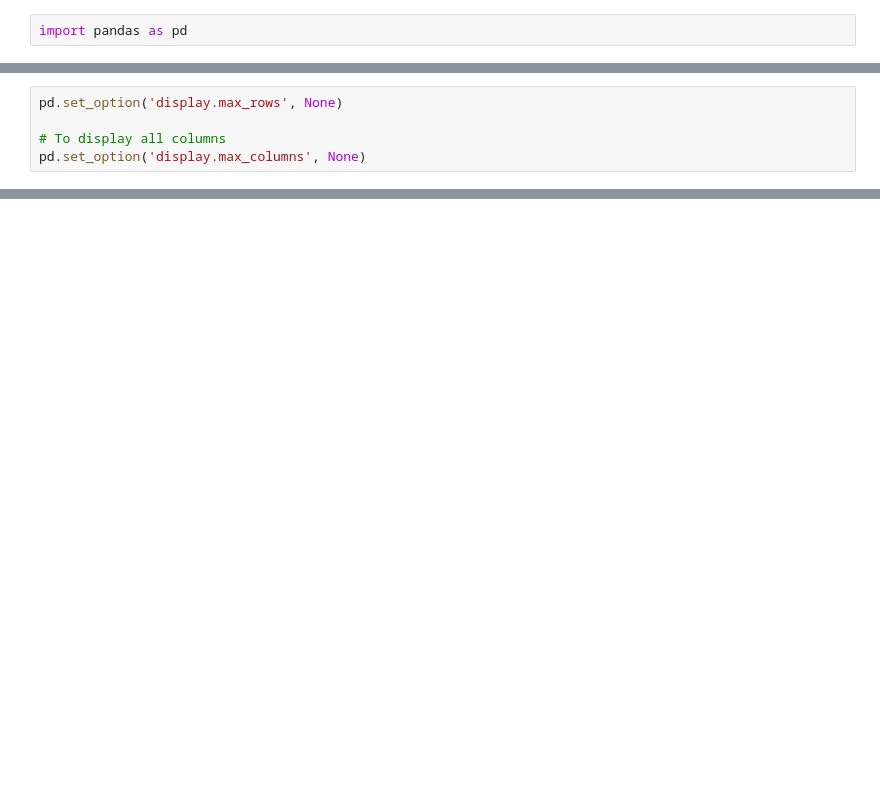
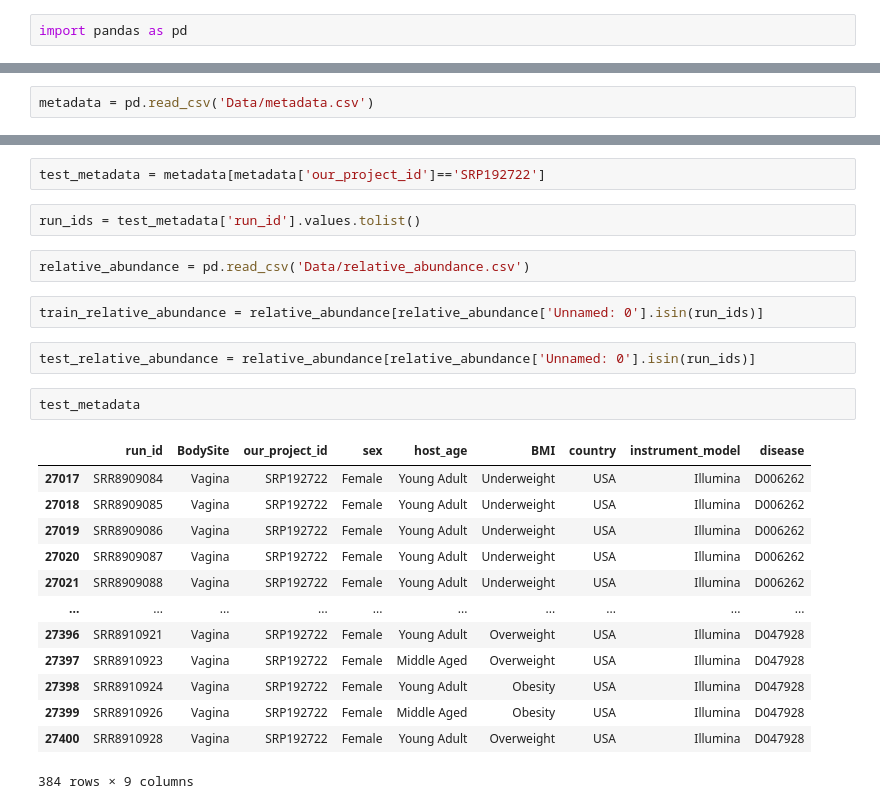
Before and after one commit to MahsaMonshizade/metagenomics_confounder_free, a Jupyter notebook: test.ipynb, the cells around one changed output, grey strips where cells are left out. Cells and saved outputs as stored; diff of their text form; blank space fills up the shorter version.

```diff
--- a/test.ipynb
+++ b/test.ipynb
@@ -39,5 +2,0 @@ set(new_df['our_project_id'].values.tolist())
-# %%
-pd.set_option('display.max_rows', None)
-
-# To display all columns
-pd.set_option('display.max_columns', None)
@@ -100,0 +27,2 @@ summary
+# %%
+metadata = pd.read_csv('Data/metadata.csv')
@@ -100,0 +31,26 @@ summary
+# %%
+test_metadata = metadata[metadata['our_project_id']=='SRP192722']
+# %%
+run_ids = test_metadata['run_id'].values.tolist()
+# %%
+relative_abundance = pd.read_csv('Data/relative_abundance.csv')
+# %%
+train_relative_abundance = relative_abundance[relative_abundance['Unnamed: 0'].isin(run_ids)]
+# %%
+test_relative_abundance = relative_abundance[relative_abundance['Unnamed: 0'].isin(run_ids)]
+# %%
+test_metadata
+# %% [output]
+|  | run_id | BodySite | our_project_id | sex | host_age | BMI | country | instrument_model | disease |
+| 27017 | SRR8909084 | Vagina | SRP192722 | Female | Young Adult | Underweight | USA | Illumina | D006262 |
+| 27018 | SRR8909085 | Vagina | SRP192722 | Female | Young Adult | Underweight | USA | Illumina | D006262 |
+| 27019 | SRR8909086 | Vagina | SRP192722 | Female | Young Adult | Underweight | USA | Illumina | D006262 |
+| 27020 | SRR8909087 | Vagina | SRP192722 | Female | Young Adult | Underweight | USA | Illumina | D006262 |
+| 27021 | SRR8909088 | Vagina | SRP192722 | Female | Young Adult | Underweight | USA | Illumina | D006262 |
+| ... | ... | ... | ... | ... | ... | ... | ... | ... | ... |
+| 27396 | SRR8910921 | Vagina | SRP192722 | Female | Young Adult | Overweight | USA | Illumina | D047928 |
+| 27397 | SRR8910923 | Vagina | SRP192722 | Female | Middle Aged | Overweight | USA | Illumina | D047928 |
+| 27398 | SRR8910924 | Vagina | SRP192722 | Female | Young Adult | Obesity | USA | Illumina | D047928 |
+| 27399 | SRR8910926 | Vagina | SRP192722 | Female | Middle Aged | Obesity | USA | Illumina | D047928 |
+| 27400 | SRR8910928 | Vagina | SRP192722 | Female | Young Adult | Overweight | USA | Illumina | D047928 |
+384 rows × 9 columns
```
Also changed, not shown: parts of 19 cells of this notebook, 3 other files.
